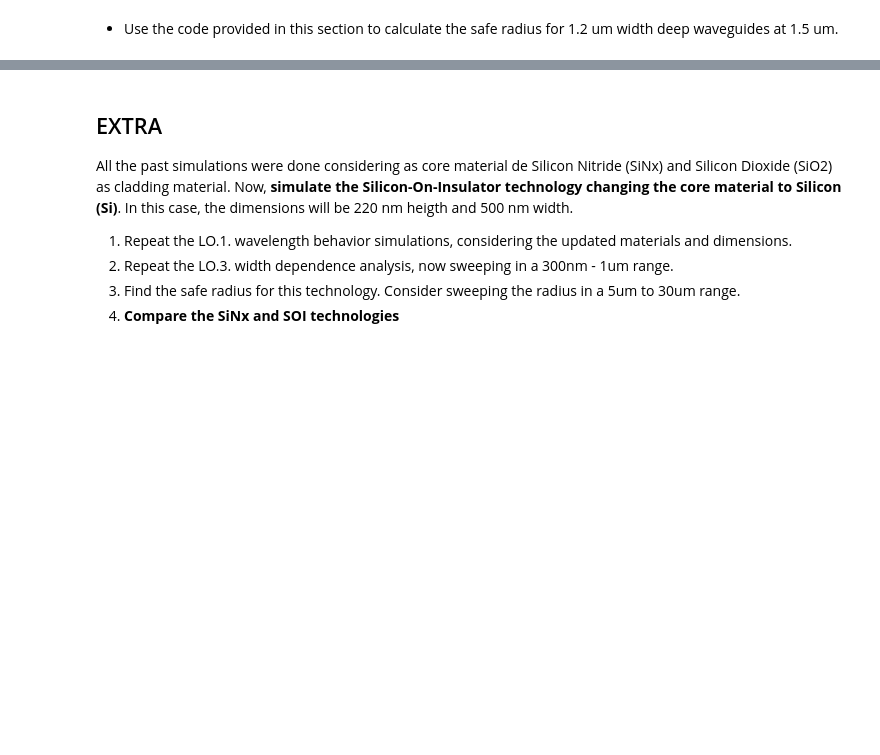
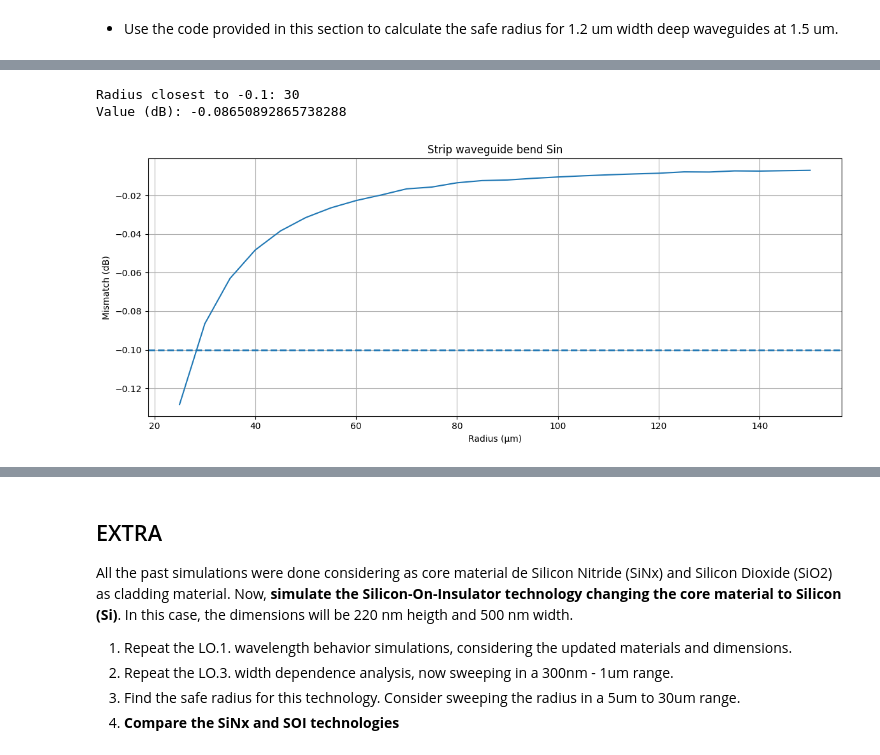
Before and after one commit to niospinamev2/pic-upv-lab1, a Jupyter notebook: WAVEGUIDES_Student.ipynb, the cells around one changed output, grey strips where cells are left out. Drawn from its saved outputs; the diff is of its cells as text; code cells hidden in the pictures; blank space fills up the shorter version.

```diff
--- a/WAVEGUIDES_Student.ipynb
+++ b/WAVEGUIDES_Student.ipynb
@@ -674,3 +673,18 @@ plt.legend()
 [figure]
 # %% [markdown]
 - Use the code provided in this section to calculate the safe radius for 1.2 um width deep waveguides at 1.5 um.
+# %%
+bend_1550 = gt.modes.Waveguide(
+    wavelength=1550 * nm,
+    core_width=1.2,
+    slab_thickness=0.0,
+    core_material='sin',
+    clad_material='sio2',
+    core_thickness=300 * nm,
+    num_modes=2,
+    cache_path='.cache/',
+    precision='double',
+    max_grid_scaling=1.2,
+    grid_resolution=30,
+    bend_radius=20, # Bend radius 20 micras
+)
@@ -676,0 +696,4 @@ plt.legend()
+# %%
+step_size = 5
+radii = np.arange(25, 150 + step_size, step_size)
+mismatch = gt.modes.sweep_bend_mismatch(bend_1550, radii)
@@ -676,0 +705,23 @@ plt.legend()
+# %%
+values = 10 * np.log10(mismatch[:, 0])
+idx = np.argmin(np.abs(values + 0.1))
+r_closest = radii[idx]
+
+print("Radius closest to -0.1:", r_closest)
+print("Value (dB):", values[idx])
+# %% [output]
+Radius closest to -0.1: 30
+Value (dB): -0.08650892865738288
+# %%
+plt.figure(figsize=(14, 5))
+# plt.figure(figsize=(7, 4.5))
+plt.plot(radii, 10 * np.log10(mismatch[:, 0]))
+plt.axhline(-0.1, linestyle='--', linewidth=2)
+plt.title("Strip waveguide bend Sin")
+plt.xlabel("Radius (μm)")
+plt.ylabel("Mismatch (dB)")
+plt.grid(True)
+plt.tight_layout(rect=[0, 0, 0.85, 1])
+plt.savefig('L04_Strip waveguide bend SiN.png', bbox_inches='tight')
+# %% [output]
+[figure, added]
```
Also changed, not shown: parts of 8 cells of this notebook, 3 other files.
